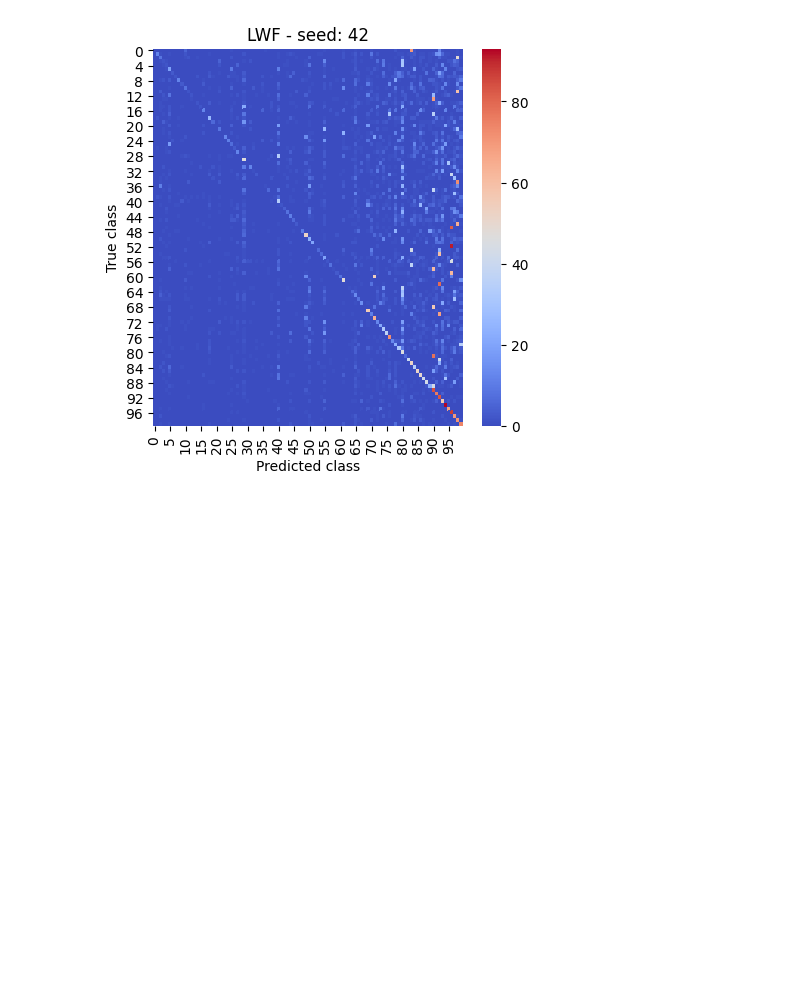
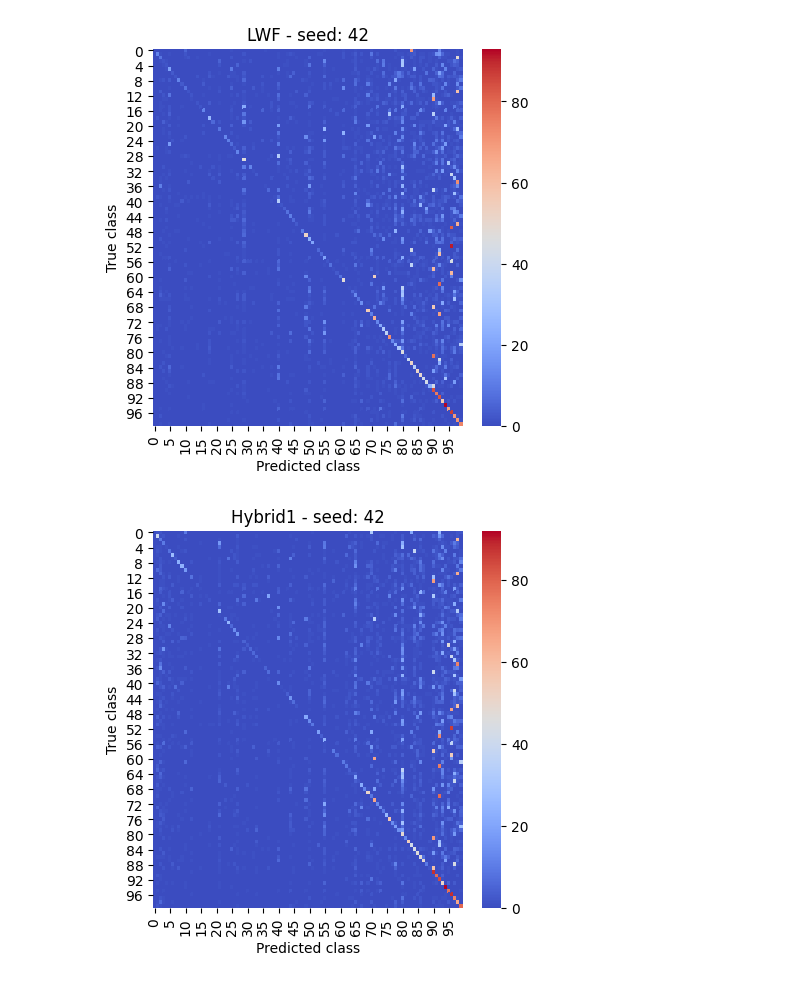
Before and after one commit to antonioalbanese/ProjectMLDL, a Jupyter notebook: plots/Plots.ipynb, the cells around one changed output. Saved outputs shown, nothing was run; the diff lists cells and outputs as text; code cells hidden in the pictures; blank space fills up the shorter version.

```diff
--- a/plots/Plots.ipynb
+++ b/plots/Plots.ipynb
@@ -73,6 +84,12 @@ LWF_predictions =json.load(jsonfile)
 
 jsonfile = open("states/ConfusionMatrix/LWF_true_labels.json")
 LWF_true_labels =json.load(jsonfile)
+# %%
+jsonfile = open("states/ConfusionMatrix/Hybrid1_predictions.json")
+Hybrid1_predictions =json.load(jsonfile)
+
+jsonfile = open("states/ConfusionMatrix/Hybrid1_true_labels.json")
+Hybrid1_true_labels =json.load(jsonfile)
 # %%
 targets = np.array(LWF_true_labels[0])
 preds = np.array(LWF_predictions[0])
@@ -80,3 +97,10 @@ preds = np.array(LWF_predictions[0])
 plot_confusion_matrix(targets, preds, 42, 'LWF', cmap='coolwarm')
 # %% [output]
 [figure]
+# %%
+targets = np.array(Hybrid1_true_labels[0])
+preds = np.array(Hybrid1_predictions[0])
+
+plot_confusion_matrix(targets, preds, 42, 'Hybrid1', cmap='coolwarm')
+# %% [output]
+[figure, added]
```
Also changed, not shown: parts of 5 cells of this notebook.
